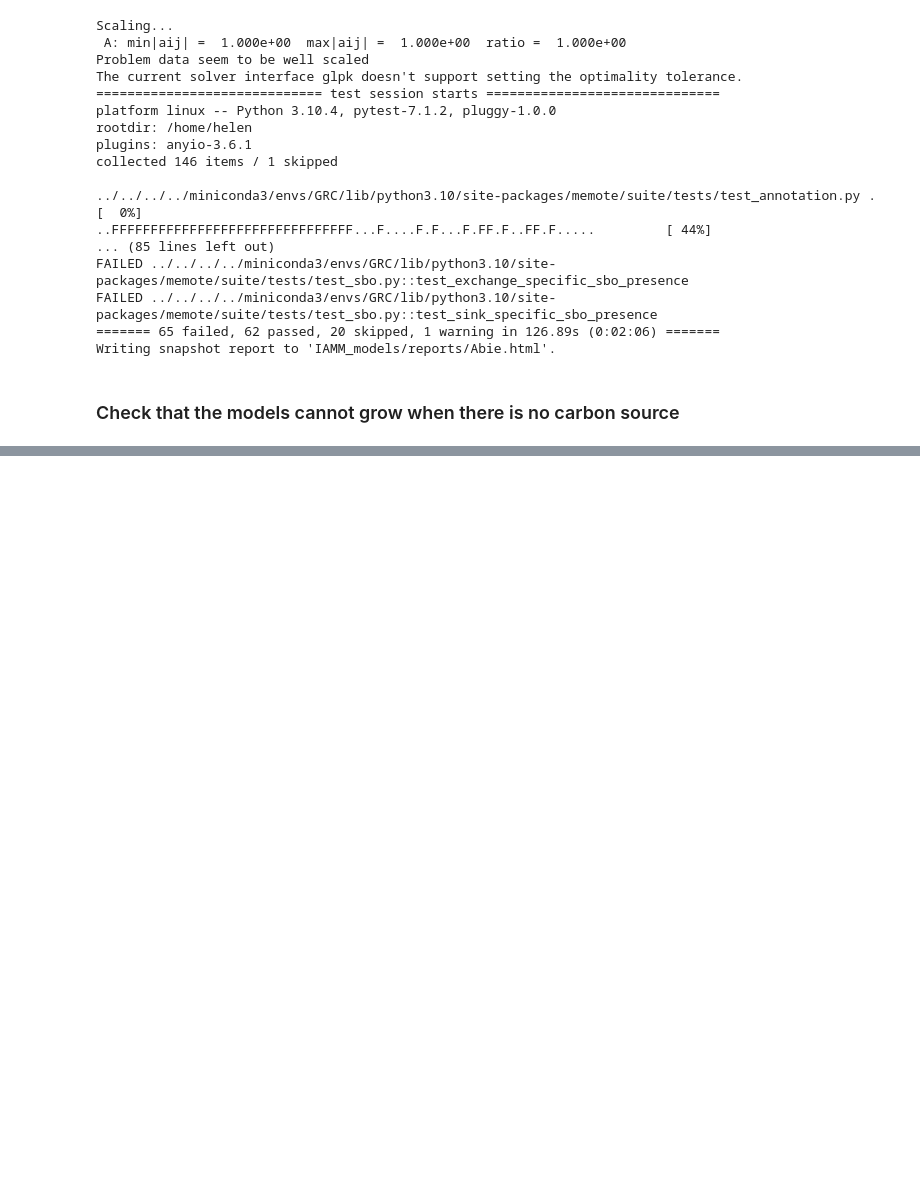
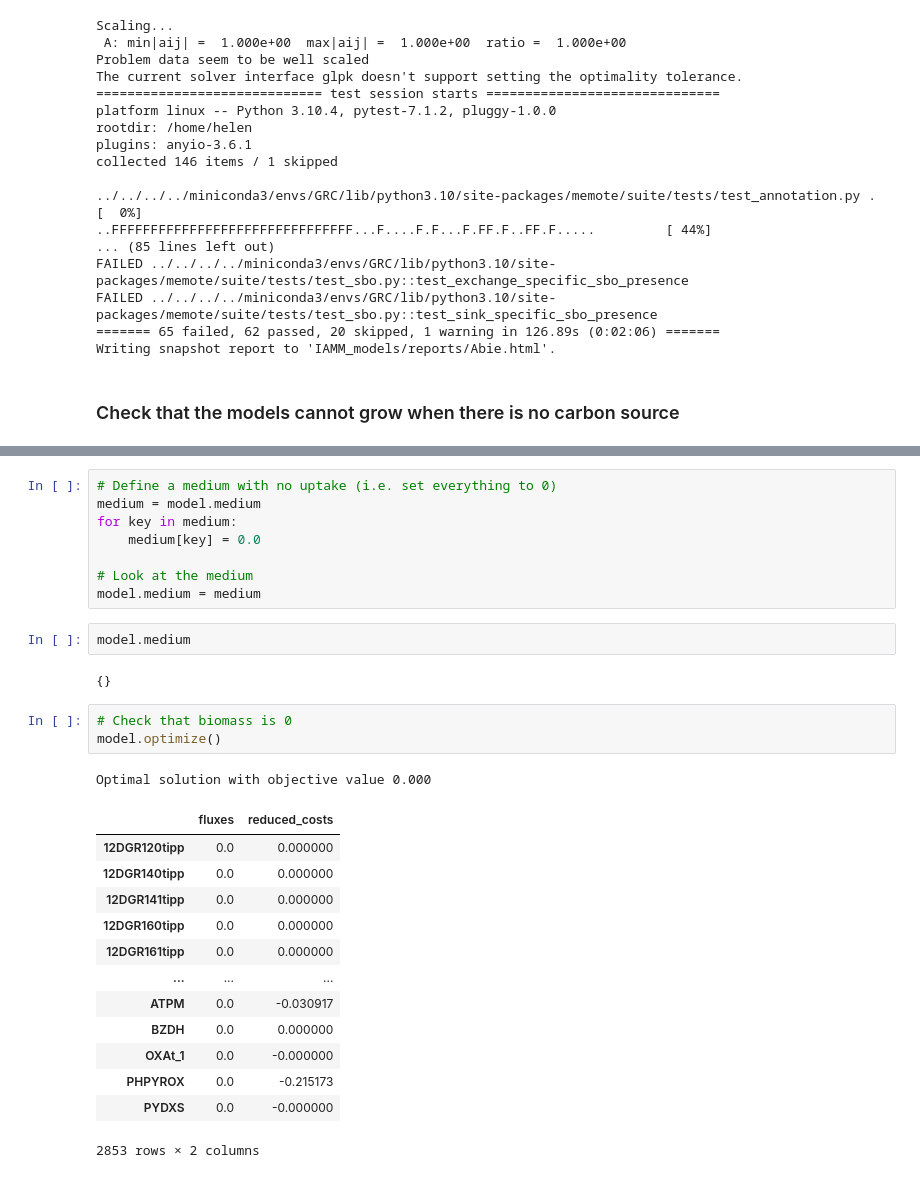
Before and after one commit to hgscott/GRC-2022, a Jupyter notebook: model_qa.ipynb, the cells around one changed output, grey strips where cells are left out. Drawn from its saved outputs; the diff is of its cells as text; blank space fills up the shorter version.

```diff
--- a/model_qa.ipynb
+++ b/model_qa.ipynb
@@ -53,0 +143,30 @@ Writing snapshot report to 'IAMM_models/reports/Abie.html'.
+# %%
+# Define a medium with no uptake (i.e. set everything to 0)
+medium = model.medium
+for key in medium:
+	medium[key] = 0.0
+
+# Look at the medium
+model.medium = medium
+# %%
+model.medium
+# %% [output]
+{}
+# %%
+# Check that biomass is 0
+model.optimize()
+# %% [output]
+Optimal solution with objective value 0.000
+|  | fluxes | reduced_costs |
+| 12DGR120tipp | 0.0 | 0.000000 |
+| 12DGR140tipp | 0.0 | 0.000000 |
+| 12DGR141tipp | 0.0 | 0.000000 |
+| 12DGR160tipp | 0.0 | 0.000000 |
+| 12DGR161tipp | 0.0 | 0.000000 |
+| ... | ... | ... |
+| ATPM | 0.0 | -0.030917 |
+| BZDH | 0.0 | 0.000000 |
+| OXAt_1 | 0.0 | -0.000000 |
+| PHPYROX | 0.0 | -0.215173 |
+| PYDXS | 0.0 | -0.000000 |
+2853 rows × 2 columns
```
Also changed, not shown: parts of 14 cells of this notebook.
